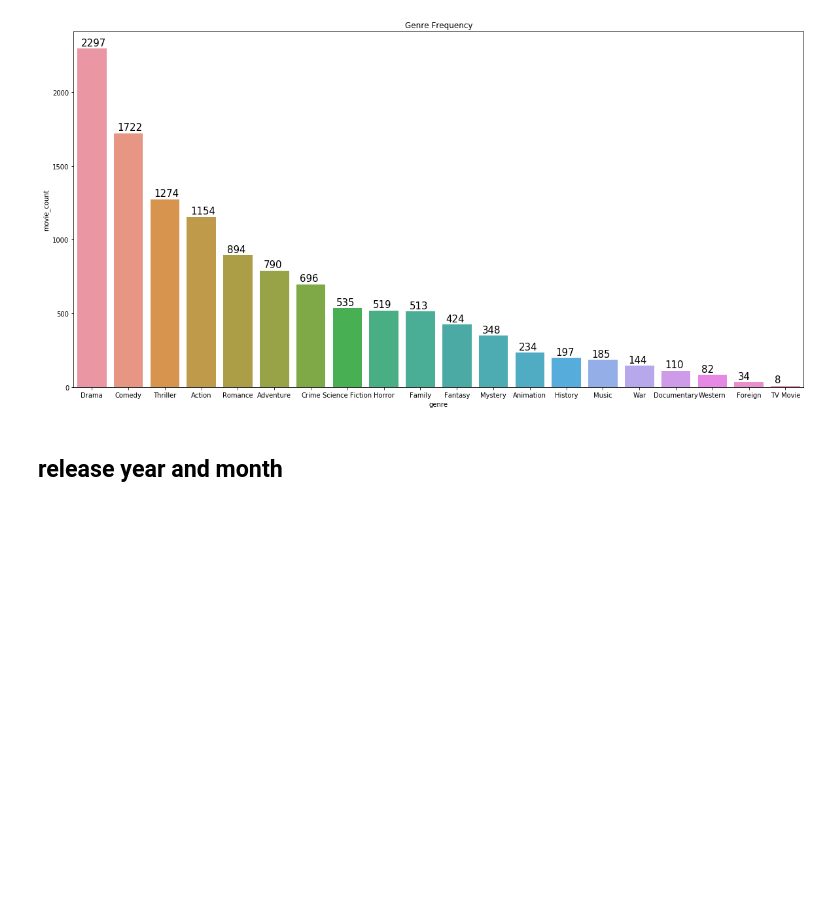
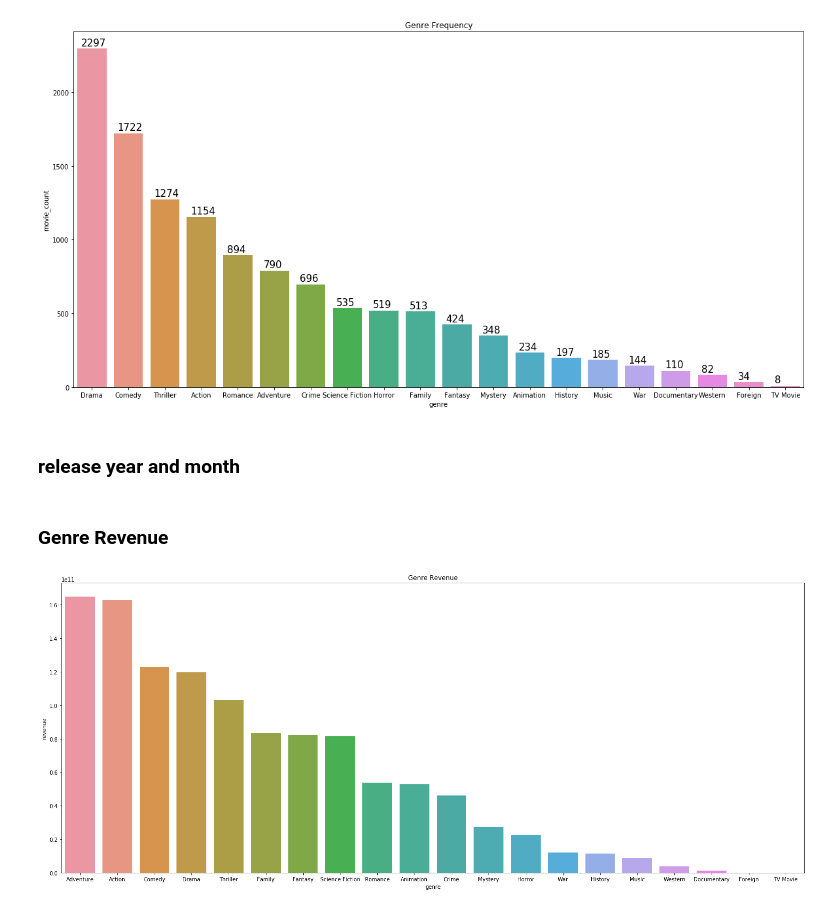
Before and after one commit to leyaof/movie-analysis, a Jupyter notebook: movie-analysis.ipynb, the cells around one changed output. Saved outputs shown, nothing was run; the diff lists cells and outputs as text; code cells hidden in the pictures; blank space fills up the shorter version.

```diff
--- a/movie-analysis.ipynb
+++ b/movie-analysis.ipynb
@@ -380,4 +380,29 @@ plt.show()
 # %% [output]
 [figure]
 # %% [markdown]
-## release year and month
+### release year and month
+# %% [markdown]
+### Genre Revenue
+# %%
+genre_stack = (data['genres']
+               .apply(pd.Series)
+               .stack()
+               .reset_index(level=1, drop=True)
+              )
+genre_stack.name = 'genre'
+# %%
+genre_df = data.drop('genres', axis=1).join(genre_stack)
+# %%
+genre_rev = pd.DataFrame(genre_df
+                                .groupby(by=['genre'])['revenue']
+                                .sum()
+                                .sort_values(ascending=False)
+                                .reset_index()
+                               )
+# %%
+plt.figure(figsize=(25, 10))
+#y=genre_rev['revenue'].values.tolist()
+sns.barplot(data=genre_rev, x='genre', y='revenue').set_title('Genre Revenue')
+plt.show()
+# %% [output]
+[figure, added]
```
Also changed, not shown: parts of 1 cell of this notebook.
